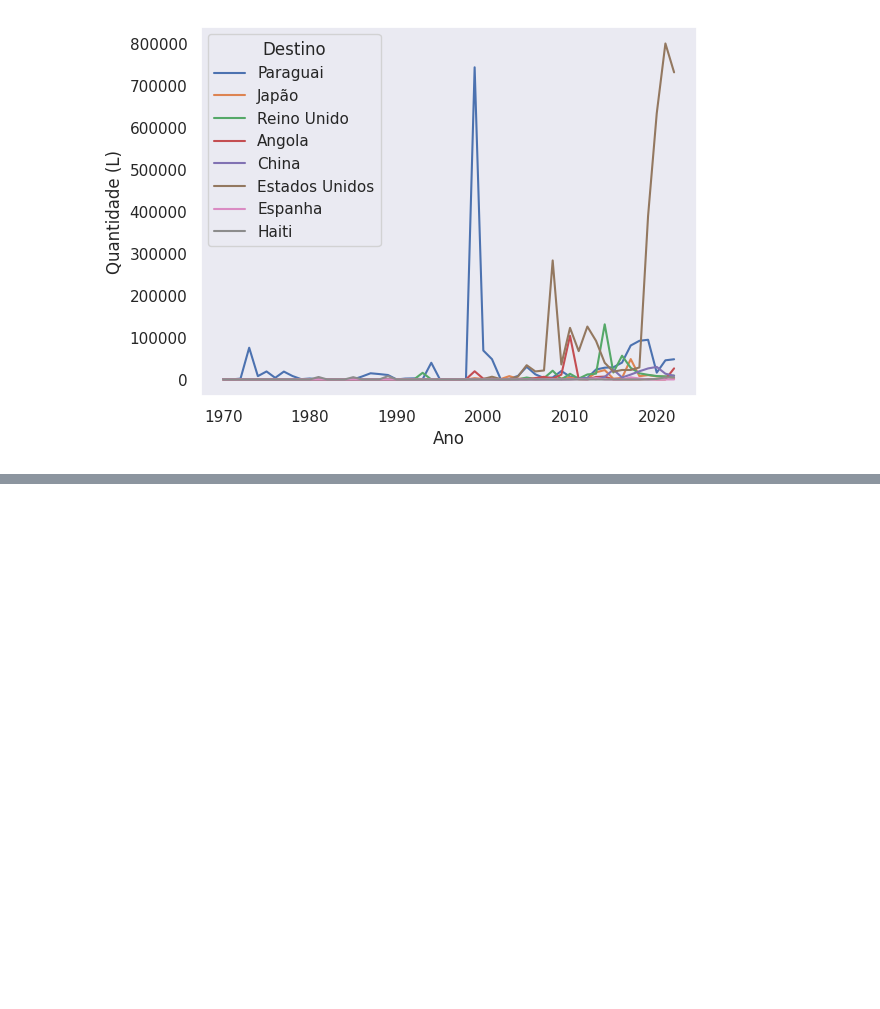
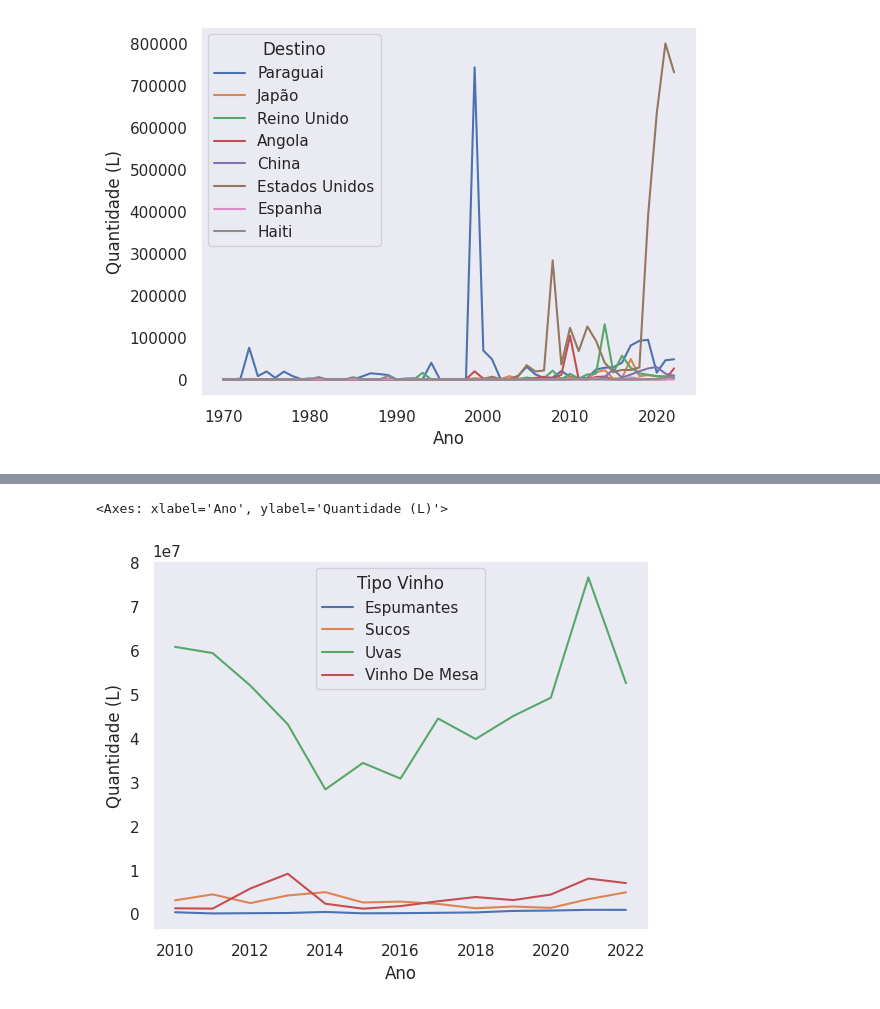
Before and after one commit to icarocarmona/Tech-Challenges-DTAT-Grupo-26, a Jupyter notebook: notebooks/Analise_sobre_a_exportação_de_Vinhos.ipynb, the cells around one changed output, grey strips where cells are left out. Cells and saved outputs as stored; diff of their text form; code cells hidden in the pictures; blank space fills up the shorter version.

```diff
--- a/notebooks/Analise_sobre_a_exportação_de_Vinhos.ipynb
+++ b/notebooks/Analise_sobre_a_exportação_de_Vinhos.ipynb
@@ -106,0 +136,4 @@ sns.lineplot(data=espumantes_filtrados,
+# %%
+qtd_litros_ano = dados.groupby(['Tipo Vinho', 'Ano'])['Quantidade (L)'].sum()
+qtd_litros_ano = qtd_litros_ano.reset_index()
+qtd_litros_ano
@@ -106,0 +154,6 @@ sns.lineplot(data=espumantes_filtrados,
+# %%
+qtd_litros_ano = qtd_litros_ano[qtd_litros_ano['Ano'] >= 2010]
+sns.lineplot(data=qtd_litros_ano, x='Ano', y='Quantidade (L)', hue='Tipo Vinho')
+# %% [output]
+<Axes: xlabel='Ano', ylabel='Quantidade (L)'>
+[figure, added]
```
Also changed, not shown: parts of 6 cells of this notebook.
